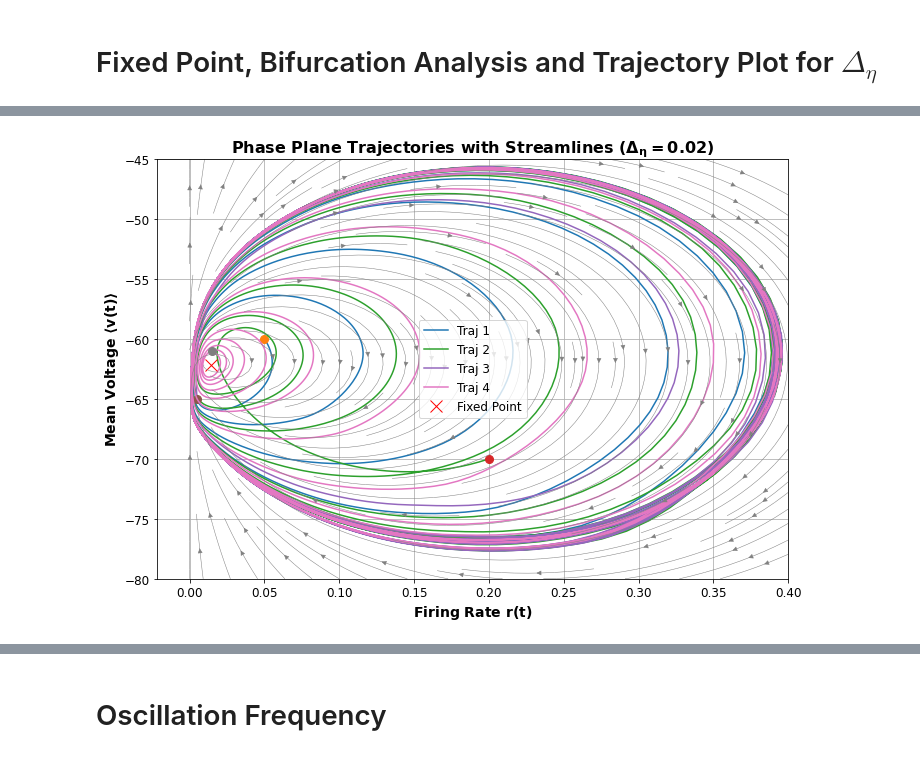
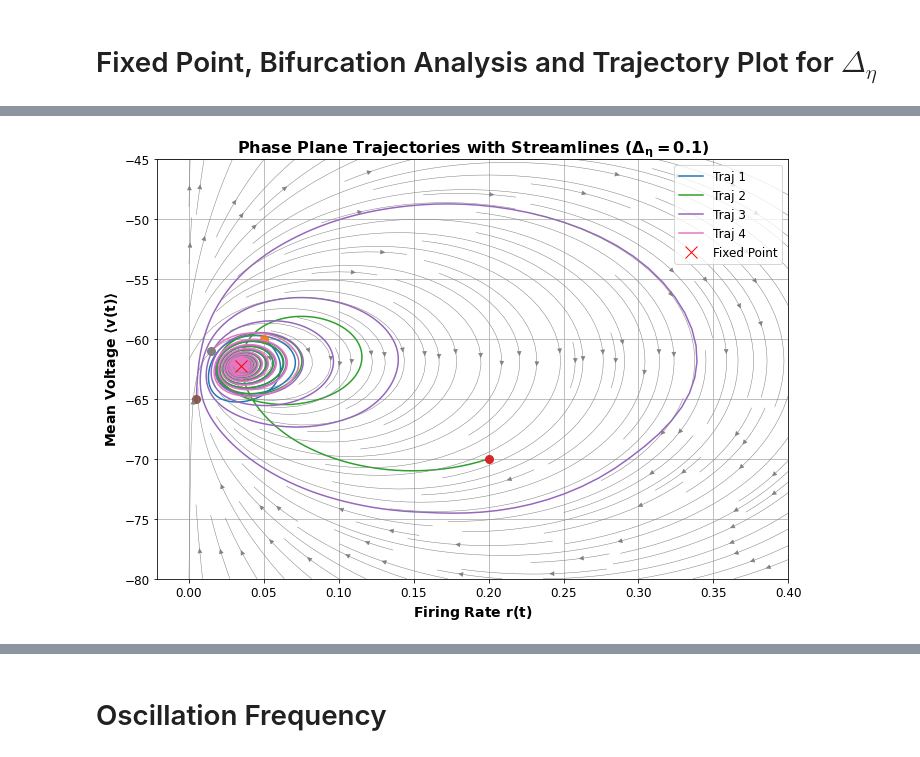
Before and after one commit to davidkelly2002/Final_Year_Thesis_Code, a Jupyter notebook: Bifurcation Analysis (Chapter 4).ipynb, the cells around one changed output, grey strips where cells are left out. Drawn from its saved outputs; the diff is of its cells as text; code cells hidden in the pictures.

```diff
--- a/Bifurcation Analysis (Chapter 4).ipynb
+++ b/Bifurcation Analysis (Chapter 4).ipynb
@@ -496,9 +370,5 @@ du/dt, ds/dt, dp/dt: [0.0, 3.469446951953614e-18, 3.469446951953614e-18]
 # %%
-r_fp = 0.006378277703089818
-v_fp = -62.73522313967334
-u_fp = -16.31115801631507
-s_fp = 0.05276597956831532
-p_fp = 0.05276597956831532
+r_fp, v_fp, u_fp, s_fp, p_fp = 0.009464288321004342, -62.64058779770183, -16.286552827402478, 0.07829581392055737, 0.07829581392055737
 etaBar = 0.1
 # Define your mean-field equations explicitly
 def mean_field_odes(t, y):
@@ -565,18 +435,12 @@ plt.show()
 # %%
-import numpy as np
-import matplotlib.pyplot as plt
-import matplotlib.patches as mpatches
-from scipy.optimize import fsolve
-
 # Storage arrays
 etaBar_values = np.linspace(0, 1, 100)
 max_real_eigvals = []
 r_fixed = []
 v_fixed = []
 stabilities = []
-Delta = 0.02
 # Initial guess
-initial_guess = [0.0120 , -62.2695]
+initial_guess = [0.120 , -62]
 
 for etaBar in etaBar_values:
     fixed_point, _, ier, _ = fsolve(fixed_point_equations, initial_guess, args=(etaBar,Delta,), full_output=True)
@@ -875,7 +704,7 @@ Maximum real eigenvalue: 1.1037006074324404e-10
 # Fixed Point, Bifurcation Analysis  and Trajectory Plot for $\Delta_{\eta}$
 # %%
 Delta_values = np.linspace(0,0.1,101)
-etaBar = 0.5  # Held constant for this sweep
+etaBar = 0.8  # Held constant for this sweep
 
 # Storage
 delta_success = []
@@ -941,7 +770,7 @@ stabilities = np.array(stabilities)
 # --- Print eigenvalues near bifurcation point ---
 print("\n--- Eigenvalues near bifurcation (Δη ≈  0.039117) ---")
 for Delta_eta, eigs in eigenvalue_records:
-    if  0.0390 <= Delta_eta <=  0.0392:
+    if  0.067 <= Delta_eta <= 0.069:
         print(f"\nΔη = {Delta_eta:.6f}")
         for idx, eig in enumerate(eigs):
             re = eig.real
@@ -1099,11 +928,11 @@ du/dt, ds/dt, dp/dt: [0.0, 6.938893903907228e-18, 6.938893903907228e-18]
 # %%
-r_fp =  0.015193878288056174
-v_fp = -62.28127140760756
-u_fp = -16.193130565977967
-s_fp = 0.12569535360974735
-p_fp = 0.12569535360974735
-etaBar = 0.5
-Delta = 0.03911
+r_fp =   0.03340981521414101
+v_fp =-62.134126001820945
+u_fp = -16.154872760473445
+s_fp = 0.2763914820009414
+p_fp = 0.2763914820009414
+etaBar = 0.8
+Delta = 0.068246
 # Jacobian matrix at the fixed point
 J = np.zeros((5, 5))
 
@@ -1219,7 +1162,7 @@ du/dt, ds/dt, dp/dt: [0.0, -6.938893903907228e-18, -6.938893903907228e-18]
 # %%
-r_fp, v_fp, u_fp, s_fp, p_fp =  0.014028357470254547, -62.14663822071023, -16.15812593738466, 0.11605327615225841, 0.11605327615225841
-etaBar = 0.5
-Delta = 0.02
+r_fp, v_fp, u_fp, s_fp, p_fp =   0.03451941904603843, -62.24713173011216, -16.184254249829163, 0.28557097148827754, 0.28557097148827754
+etaBar = 0.8
+Delta = 0.1
 # Define your mean-field equations explicitly
 def mean_field_odes(t, y):
     r, v, u, s, p = y
@@ -1252,33 +1195,33 @@ for idx, sol in enumerate(solutions):
     plt.plot(sol.y[0], sol.y[1], label=f'Traj {idx+1}')
     plt.plot(sol.y[0][0], sol.y[1][0], 'o', markersize=8)
 
 # Mark fixed point explicitly
 plt.plot(r_fp, v_fp, 'rx', markersize=12, label='Fixed Point')
 
 
 # Streamlines explicitly
 r = np.linspace(0, 0.4, 25)
 v = np.linspace(-80, -45, 25)
 R, V = np.meshgrid(r, v)
 
 # Evaluate dr/dt and dv/dt explicitly
 U, W = np.zeros(R.shape), np.zeros(V.shape)
 for i in range(R.shape[0]):
     for j in range(R.shape[1]):
         dydt = mean_field_odes(0, [R[i,j], V[i,j], u_fp, s_fp, p_fp])
         U[i,j], W[i,j] = dydt[0], dydt[1]
 
 # Add streamlines
 
 plt.streamplot(R, V, U, W, color='gray', density=1.5, linewidth=0.5)
 plt.grid(True)
-plt.title(r"Phase Plane Trajectories with Streamlines $\mathbf{(\Delta_{\eta} = 0.02)}$", fontsize=16, fontweight='bold')
+plt.title(r"Phase Plane Trajectories with Streamlines $\mathbf{(\Delta_{\eta} = 0.1)}$", fontsize=16, fontweight='bold')
 plt.ylabel(r"Mean Voltage $\mathbf{\langle v(t) \rangle }$", fontsize=14, fontweight='bold')
 plt.xlabel(r"Firing Rate $\mathbf{r(t)}$", fontsize=14, fontweight='bold')
 plt.tick_params(axis='both', which='major', labelsize=12)
 plt.legend(fontsize=12)
 plt.tight_layout()
-plt.savefig('TrajectoryPlot_DeltaEta_0.02.png')
+plt.savefig('TrajectoryPlot_DeltaEta_0.1.png')
 plt.show()
 # %% [output]
-[figure, old version]
+[figure, new version]
```
Also changed, not shown: parts of 31 cells of this notebook.
